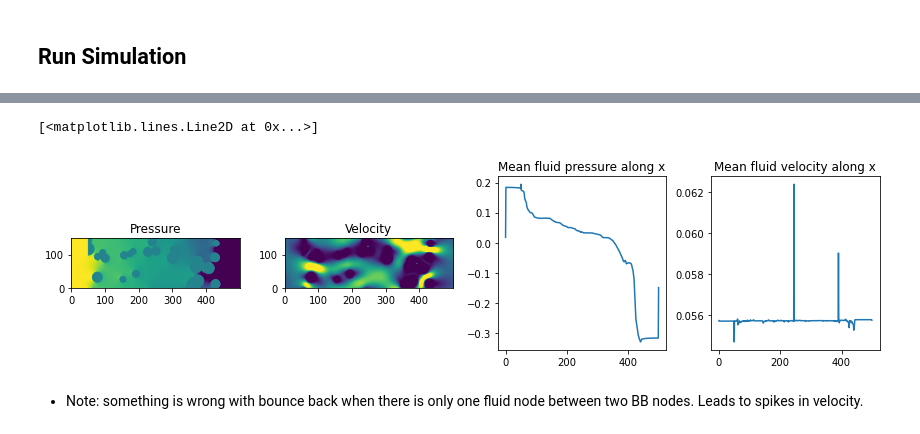
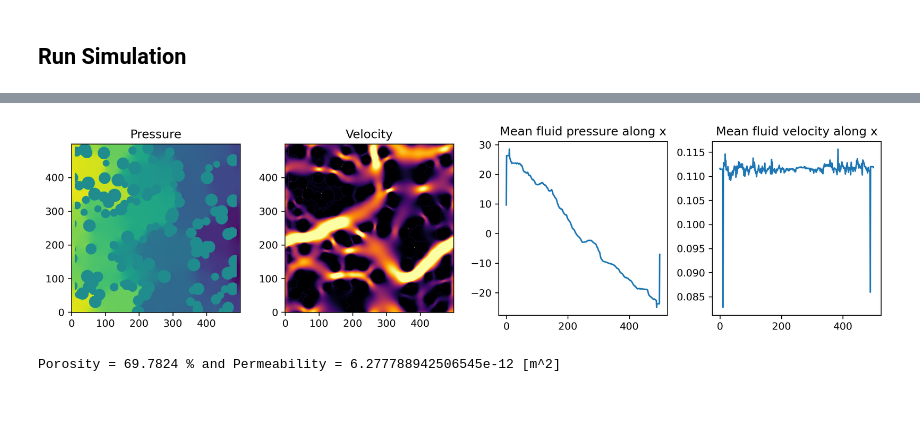
Before and after one commit to lettucecfd/lettuce, a Jupyter notebook: examples/porous_medium.ipynb, the cells around one changed output, grey strips where cells are left out. Drawn from its saved outputs; the diff is of its cells as text; code cells hidden in the pictures; blank space fills up the shorter version.

```diff
--- a/examples/porous_medium.ipynb
+++ b/examples/porous_medium.ipynb
@@ -89 +98,19 @@ flow.mask[-n_buffer:, :] = 0
+# %%
+# make porous medium by inserting random circles
+np.random.seed(234269)
+n_circles = 125
+for i in range(n_circles):
+    x, y = flow.grid
+    x0 = np.random.rand()
+    y0 = np.random.rand()*y.max()
+    r = 0.02 + 0.02 * np.random.rand()
+    circle = ((x-x0)**2 + (y-y0)**2 < r**2)
+    flow.mask[circle] = 1
+
+# make a buffer region that should have constant pressure
+flow.mask[ :n_buffer, :] = 0
+flow.mask[-n_buffer:, :] = 0
+
+# calculate porosity
+phi = 1-np.sum(flow.mask)/(nx*ny)
 # %%
@@ -100,9 +126,11 @@ streaming = lt.StandardStreaming(lattice)
 simulation = lt.Simulation(lattice=lattice, flow=flow, streaming=streaming, collision=collision)
 # %%
-from tqdm.auto import tqdm
-
-print(simulation.f.sum())
-for _ in tqdm(range(1000)):
-    simulation.step(100)
-print(simulation.f.sum())  # check mass conservation
+u_t = [np.Inf] # save it info for plotting
+for i in range(1,int(it_max//it_check)):
+    simulation.step(it_check)
+    u_t.append(lattice.u(simulation.f).mean())
+    rel_change = ((u_t[-1]-u_t[-2])/u_t[-1]*100).abs()
+    print(f'it {i*it_check} {u_t[-1]} the relative change in mean vel is {rel_change} %')
+    if rel_change < epsilon:
+        break
 # %% [output]
@@ -111,26 +152,28 @@ tensor(75000.0000, device='cuda:0', dtype=torch.float64)
 # %%
-from matplotlib import pyplot as plt
 u = lattice.u(simulation.f)
+k = nu*u.mean()/(delta_rho_lu/nx)*resolution**2
 rho = lattice.rho(simulation.f)
 u = flow.units.convert_velocity_to_pu(u).cpu().detach().numpy()
 p = flow.units.convert_density_lu_to_pressure_pu(rho).cpu().detach().numpy()
 unorm = np.linalg.norm(u, axis=0)
 
 # Plot without outliers due to bounce-back contacts
-fig, axes = plt.subplots(1,4, figsize=(12,3))
+fig, axes = plt.subplots(1,4, figsize=(12,3), dpi=300)
 fig.tight_layout()
 axes[0].set_title("Pressure")
-axes[0].imshow(p[0].transpose(), origin="lower", vmin=p[0,ny-1,0], vmax=p[0].mean(axis=-1).max())
+axes[0].imshow(p[0].transpose(), origin="lower", )#vmin=p[0,ny-1,0], vmax=p[0].mean(axis=-1).max())
 axes[1].set_title("Velocity")
-axes[1].imshow(unorm.transpose(), origin="lower",
+axes[1].imshow(unorm.transpose(), origin="lower", cmap='inferno',
                vmin=np.percentile(unorm.flatten(),1),
-               vmax=np.percentile(unorm.flatten(),95))
+               vmax=np.percentile(unorm.flatten(),95)
+              )
 axes[2].set_title("Mean fluid pressure along x")
 axes[2].plot(p[0].sum(axis=-1)/(np.logical_not(flow.mask).sum(axis=-1)))
 axes[3].set_title("Mean fluid velocity along x")
-axes[3].plot(u[0].mean(axis=-1))
+axes[3].plot(u[0].mean(axis=-1));
 # %% [output]
-[<matplotlib.lines.Line2D at 0x...>]
-[figure, old version]
+[figure, new version]
-# %% [markdown]
-- Note: something is wrong with bounce back when there is only one fluid node between two BB nodes. Leads to spikes in velocity.
+# %%
+print(f'Porosity = {phi*100} % and Permeability = {k} [m^2]')
+# %% [output]
+Porosity = 69.7824 % and Permeability = 6.277788942506545e-12 [m^2]
```
Also changed, not shown: parts of 13 cells of this notebook.
